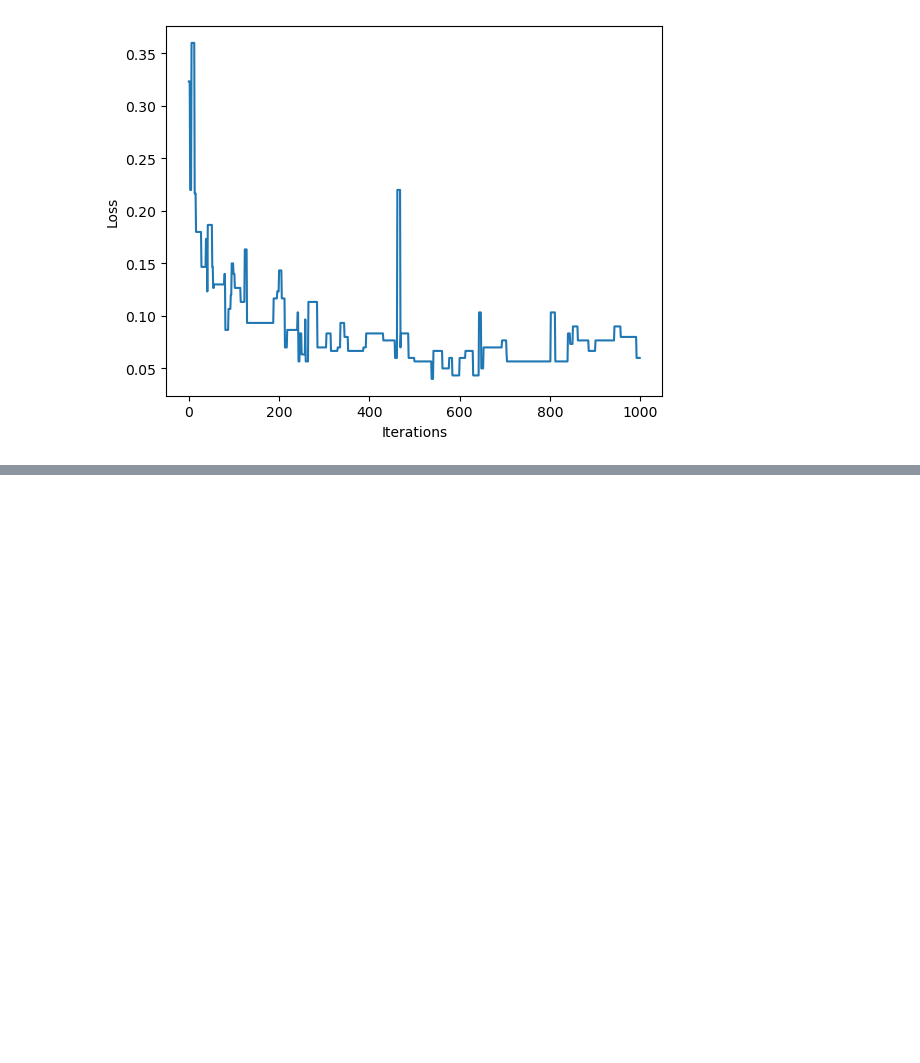
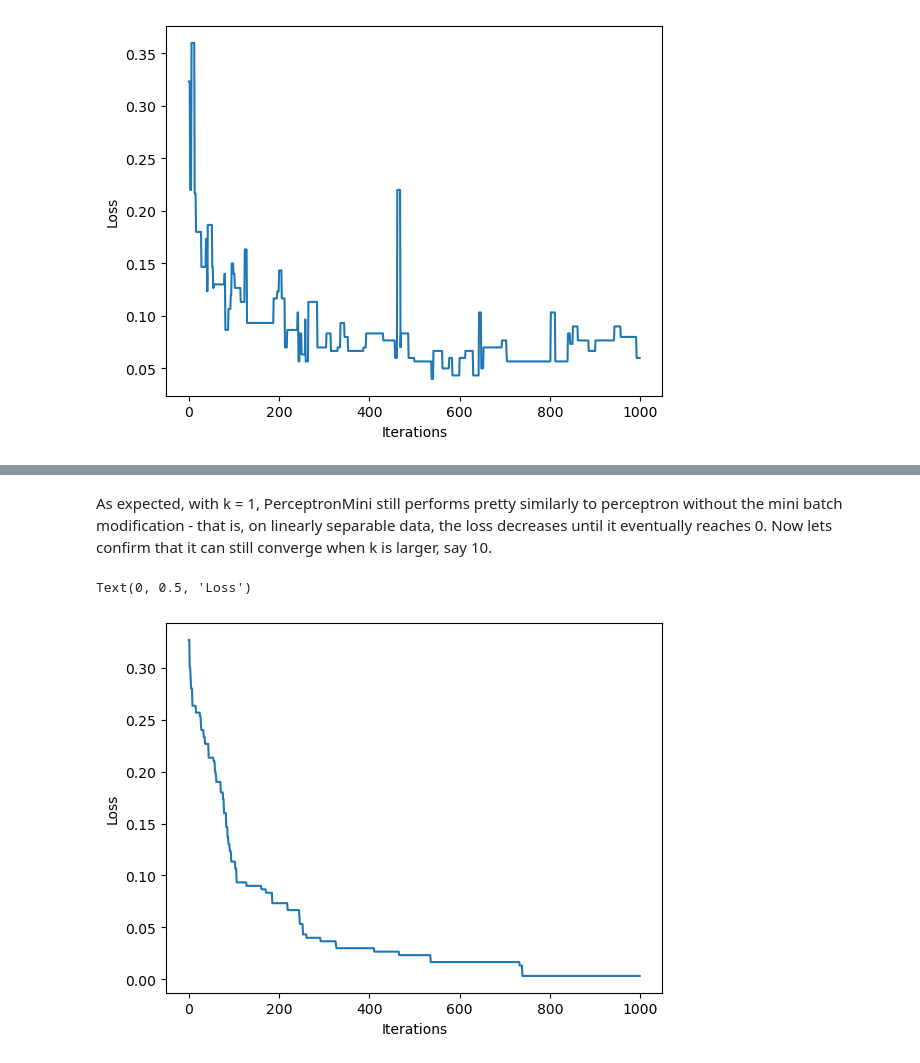
Before and after one commit to ShadowedSpace/ShadowedSpace.github.io, a Jupyter notebook: posts/BP6/BP6.ipynb, the cells around one changed output, grey strips where cells are left out. Drawn from its saved outputs; the diff is of its cells as text; code cells hidden in the pictures; blank space fills up the shorter version.

```diff
--- a/posts/BP6/BP6.ipynb
+++ b/posts/BP6/BP6.ipynb
@@ -228,0 +238,35 @@ Text(0, 0.5, 'Loss')
+# %% [markdown]
+As expected, with k = 1, PerceptronMini still performs pretty similarly to perceptron without the mini batch modification - that is, on linearly separable data, the loss decreases until it eventually reaches 0. Now lets confirm that it can still converge when k is larger, say 10.
+# %%
+# instantiate a model and an optimizer with a k of 10
+p = PerceptronMini()
+p.w = torch.rand(X.size()[1])
+opt = PerceptronOptimizerMini(p, k = 10)
+
+loss = 1.0
+
+# for keeping track of loss values
+losses = []
+
+n = X.size()[0]
+
+for i in range(1000):
+
+    # not part of the update: just for tracking our progress
+    loss = p.loss(X, y)
+    losses.append(loss)
+
+    # pick a random data point
+    i = torch.randint(n, size = (1,))
+    x_i = X[[i],:]
+    y_i = y[i]
+
+    # perform a perceptron update using the random data point
+    opt.step(x_i, y_i, alpha = 0.01)
+
+plt.plot(losses)
+plt.xlabel("Iterations")
+plt.ylabel("Loss")
+# %% [output]
+Text(0, 0.5, 'Loss')
+[figure, added]
```
Also changed, not shown: parts of 11 cells of this notebook, 8 other files.
